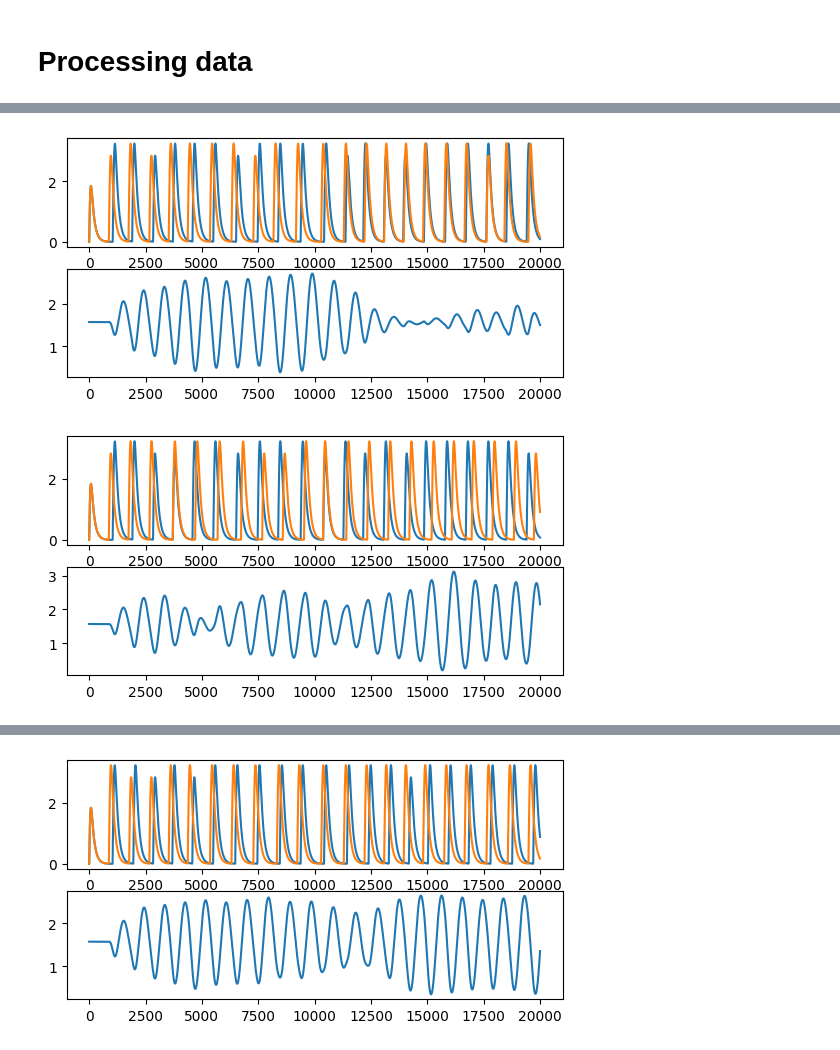
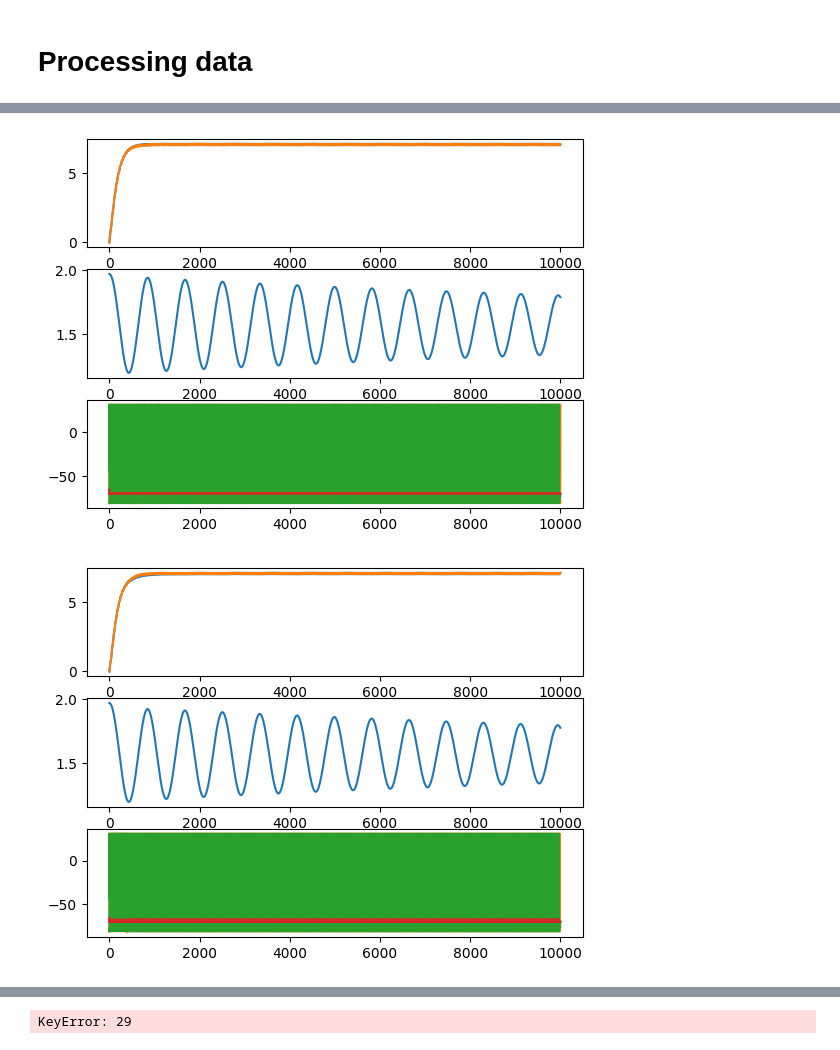
Before and after one commit to brodayagabro/SpikingNN, a Jupyter notebook: Article_jan_2025/Amp_phase.ipynb, the cells around one changed output, grey strips where cells are left out. Drawn from its saved outputs; the diff is of its cells as text; code cells hidden in the pictures.

```diff
--- a/Article_jan_2025/Amp_phase.ipynb
+++ b/Article_jan_2025/Amp_phase.ipynb
@@ -147,20 +152,20 @@ Text(0, 0.5, 'Amplitude, radians')
 # %%
-for i in range(0, len(data), 10):
+for i in range(0, len(data), 5):
     F = np.load(data.loc[i]['F_path'])
     # Функция для расчета периода сигнала
     mask = T>0
     p =  calc_T(T[mask], F[0][mask])
     plt.subplot(311)
     plt.plot(T[mask], F[0][mask])
     plt.plot(T[mask], F[1][mask])
     plt.subplot(312)
     Q = np.load(data.loc[i]['Q_path'])
     plt.plot(T[mask], Q[mask])
-    #V = np.load(data.loc[i]['V_path'])
-    #plt.subplot(313)
-    #for i in range(4):
-    #    plt.plot(T[mask], V[:, i][mask], label=f'n{i}')
+    V = np.load(data.loc[i]['V_path'])
+    plt.subplot(313)
+    for i in range(4):
+        plt.plot(T[mask], V[:, i][mask], label=f'n{i}')
     plt.show()
 # %% [output]
-[figure, old version]
+[figure, new version]
-[figure, old version]
+[figure, new version]
@@ -171 +176,20 @@ for i in range(0, len(data), 10):
-[figure, removed]
+# %%
+F = np.load(data.loc[29]['F_path'])
+# Функция для расчета периода сигнала
+mask = T>0
+p =  calc_T(T[mask], F[0][mask])
+plt.subplot(311)
+plt.plot(T[mask], F[0][mask])
+plt.plot(T[mask], F[1][mask])
+plt.subplot(312)
+Q = np.load(data.loc[29]['Q_path'])
+
+
+plt.plot(T[mask], Q[mask])
+V = np.load(data.loc[29]['V_path'])
+plt.subplot(313)
+for i in range(4):
+    plt.plot(T[mask], V[:, i][mask], label=f'n{i}')
+plt.show()
+# %% [output]
+KeyError: 29
```
Also changed, not shown: parts of 5 cells of this notebook, 1 other file.
